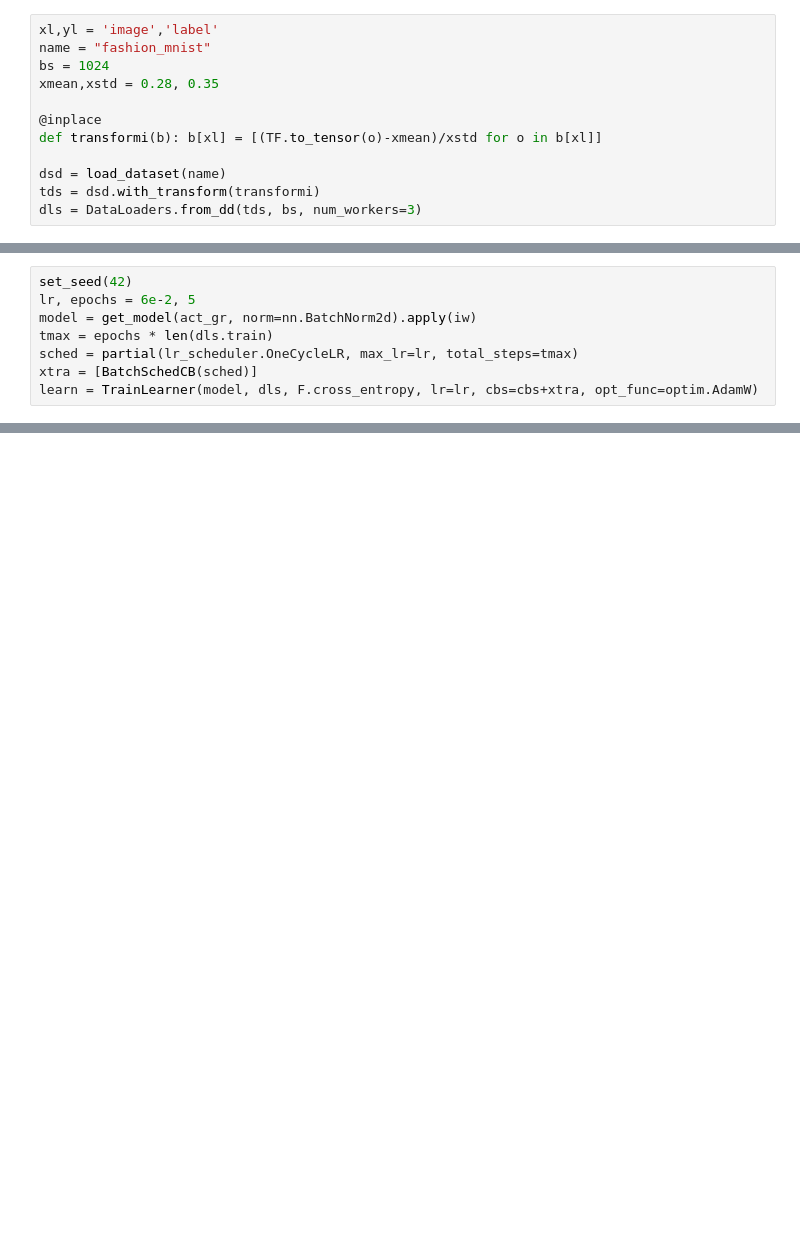
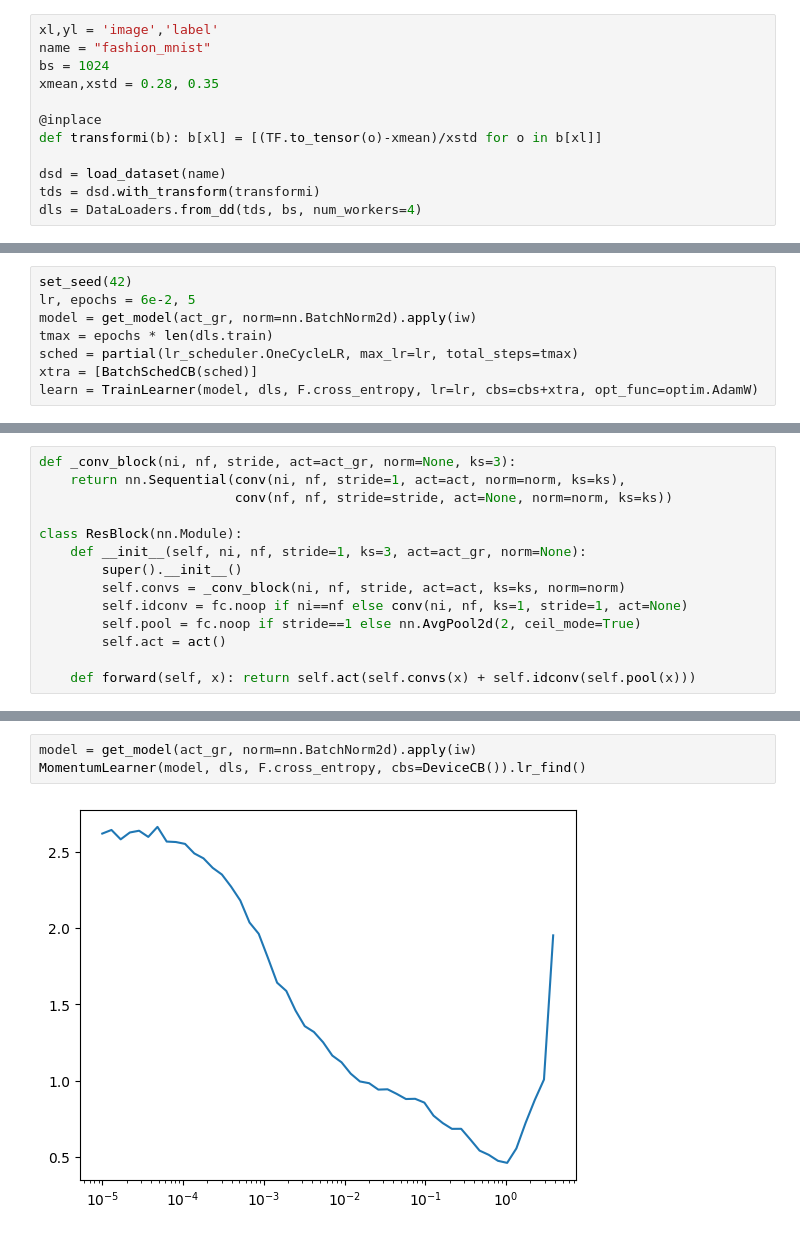
Before and after one commit to teome/diffusion-play, a Jupyter notebook: nbs/13_resnet.ipynb, the cells around one changed output, grey strips where cells are left out. Saved outputs shown, nothing was run; the diff lists cells and outputs as text; blank space fills up the shorter version.

```diff
--- a/nbs/13_resnet.ipynb
+++ b/nbs/13_resnet.ipynb
@@ -49,7 +49,7 @@ def transformi(b): b[xl] = [(TF.to_tensor(o)-xmean)/xstd for o in b[xl]]
 
 dsd = load_dataset(name)
 tds = dsd.with_transform(transformi)
-dls = DataLoaders.from_dd(tds, bs, num_workers=3)
+dls = DataLoaders.from_dd(tds, bs, num_workers=4)
 # %%
 act_gr = partial(GeneralRelu, leak=0.1, sub=0.4)
 # %%
@@ -74,0 +93,14 @@ learn = TrainLearner(model, dls, F.cross_entropy, lr=lr, cbs=cbs+xtra, opt_func=
+# %%
+def _conv_block(ni, nf, stride, act=act_gr, norm=None, ks=3):
+    return nn.Sequential(conv(ni, nf, stride=1, act=act, norm=norm, ks=ks),
+                         conv(nf, nf, stride=stride, act=None, norm=norm, ks=ks))
+
+class ResBlock(nn.Module):
+    def __init__(self, ni, nf, stride=1, ks=3, act=act_gr, norm=None):
+        super().__init__()
+        self.convs = _conv_block(ni, nf, stride, act=act, ks=ks, norm=norm)
+        self.idconv = fc.noop if ni==nf else conv(ni, nf, ks=1, stride=1, act=None)
+        self.pool = fc.noop if stride==1 else nn.AvgPool2d(2, ceil_mode=True)
+        self.act = act()
+
+    def forward(self, x): return self.act(self.convs(x) + self.idconv(self.pool(x)))
@@ -74,0 +159,5 @@ learn = TrainLearner(model, dls, F.cross_entropy, lr=lr, cbs=cbs+xtra, opt_func=
+# %%
+model = get_model(act_gr, norm=nn.BatchNorm2d).apply(iw)
+MomentumLearner(model, dls, F.cross_entropy, cbs=DeviceCB()).lr_find()
+# %% [output]
+[figure, added]
```
Also changed, not shown: parts of 9 cells of this notebook.
